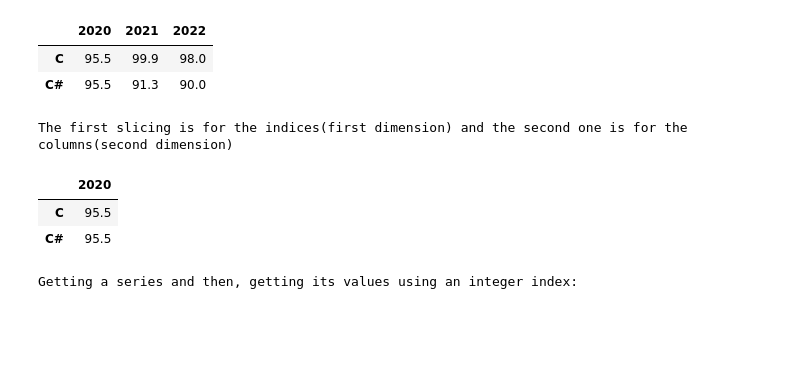
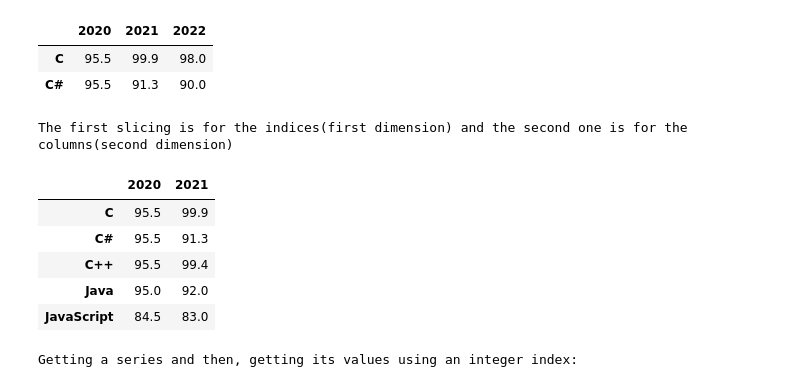
Before and after one commit to Seyed-Ali-Ahmadi/PythonSchool, a Jupyter notebook: 18_pandas_dataframes.ipynb, the cells around one changed output. Saved outputs shown, nothing was run; the diff lists cells and outputs as text; code cells hidden in the pictures; blank space fills up the shorter version.

```diff
--- a/18_pandas_dataframes.ipynb
+++ b/18_pandas_dataframes.ipynb
@@ -119,12 +120,15 @@ popularity_df.iloc[0: 2]
 # %%
 # integer location
 print("The first slicing is for the indices(first dimension) and the second one is for the columns(second dimension)")
-popularity_df.iloc[:2, :1]
+popularity_df.iloc[:5, :2]
 # %% [output]
 The first slicing is for the indices(first dimension) and the second one is for the columns(second dimension)
-|  | 2020 |
-| C | 95.5 |
-| C# | 95.5 |
+|  | 2020 | 2021 |
+| C | 95.5 | 99.9 |
+| C# | 95.5 | 91.3 |
+| C++ | 95.5 | 99.4 |
+| Java | 95.0 | 92.0 |
+| JavaScript | 84.5 | 83.0 |
 # %%
 print("Getting a series and then, getting its values using an integer index:")
 popularity_df['2020'][0]
```
Also changed, not shown: parts of 21 cells of this notebook.
